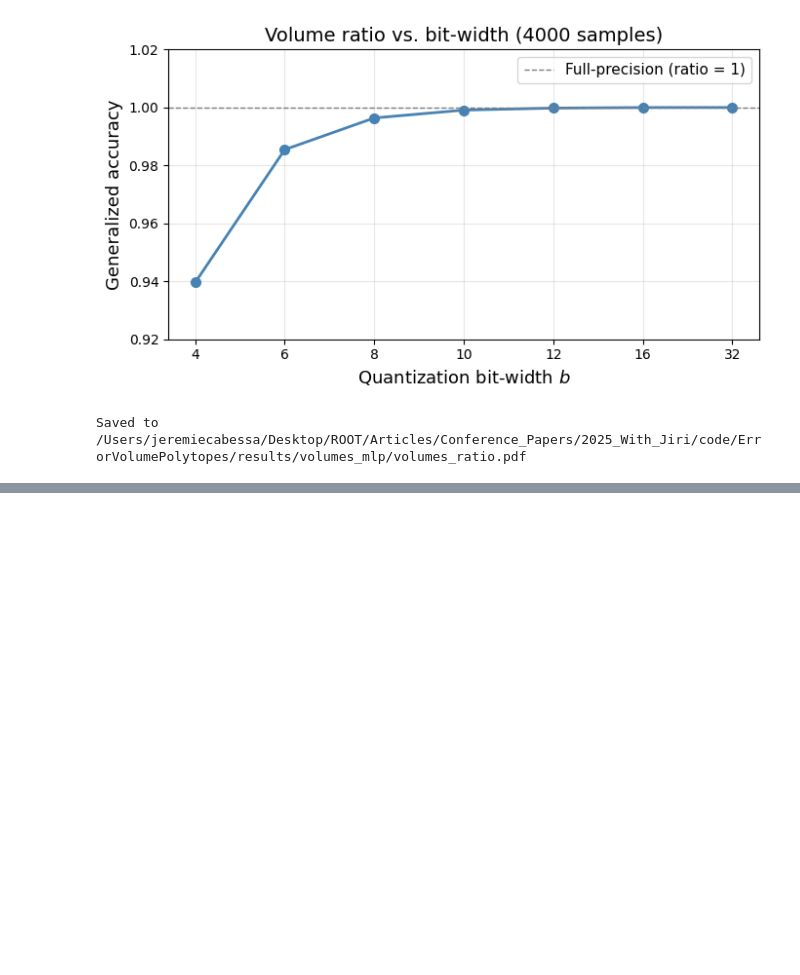
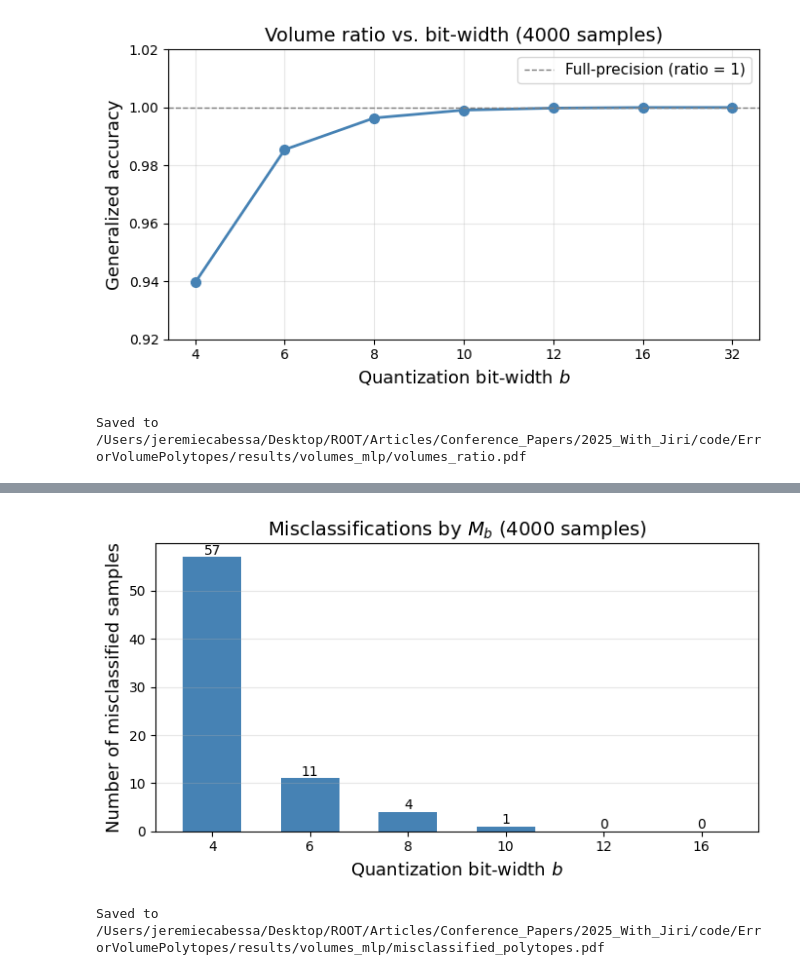
Before and after one commit to JeremCab/ErrorVolumePolytopes, a Jupyter notebook: notebooks/plot_volumes.ipynb, the cells around one changed output, grey strips where cells are left out. Saved outputs shown, nothing was run; the diff lists cells and outputs as text; code cells hidden in the pictures; blank space fills up the shorter version.

Commit message:
Compute and plot number of misclassified samples by b-qmodels for all b's. Results in notebook plot-volumes.ipynb

```diff
--- a/notebooks/plot_volumes.ipynb
+++ b/notebooks/plot_volumes.ipynb
@@ -156,0 +213,25 @@ Saved to /Users/jeremiecabessa/Desktop/ROOT/Articles/Conference_Papers/2025_With
+# %%
+counts = [misclassified[b] for b in bits_grid]
+
+fig, ax = plt.subplots(figsize=(7, 4))
+
+ax.bar(range(len(bits_grid)), counts, color="steelblue", width=0.6)
+ax.set_xlabel("Quantization bit-width $b$", fontsize=13)
+ax.set_ylabel("Number of misclassified samples", fontsize=13)
+ax.set_title(f"Misclassifications by $M_b$ ({n_samples} samples)", fontsize=14)
+ax.set_xticks(range(len(bits_grid)))
+ax.set_xticklabels(bits_grid)
+ax.grid(True, axis="y", alpha=0.3)
+
+# Annotate bars with counts and percentages
+for i, (b, count) in enumerate(zip(bits_grid, counts)):
+    pct = 100 * count / n_samples
+    ax.text(i, count - 0.1, f"{count}", ha="center", va="bottom", fontsize=10)
+
+plt.tight_layout()
+plt.savefig(RESULTS_DIR / "misclassified_polytopes.pdf", bbox_inches="tight")
+plt.show()
+print("Saved to", RESULTS_DIR / "misclassified_polytopes.pdf")
+# %% [output]
+[figure, added]
+Saved to /Users/jeremiecabessa/Desktop/ROOT/Articles/Conference_Papers/2025_With_Jiri/code/ErrorVolumePolytopes/results/volumes_mlp/misclassified_polytopes.pdf
```
Also changed, not shown: parts of 3 cells of this notebook.
